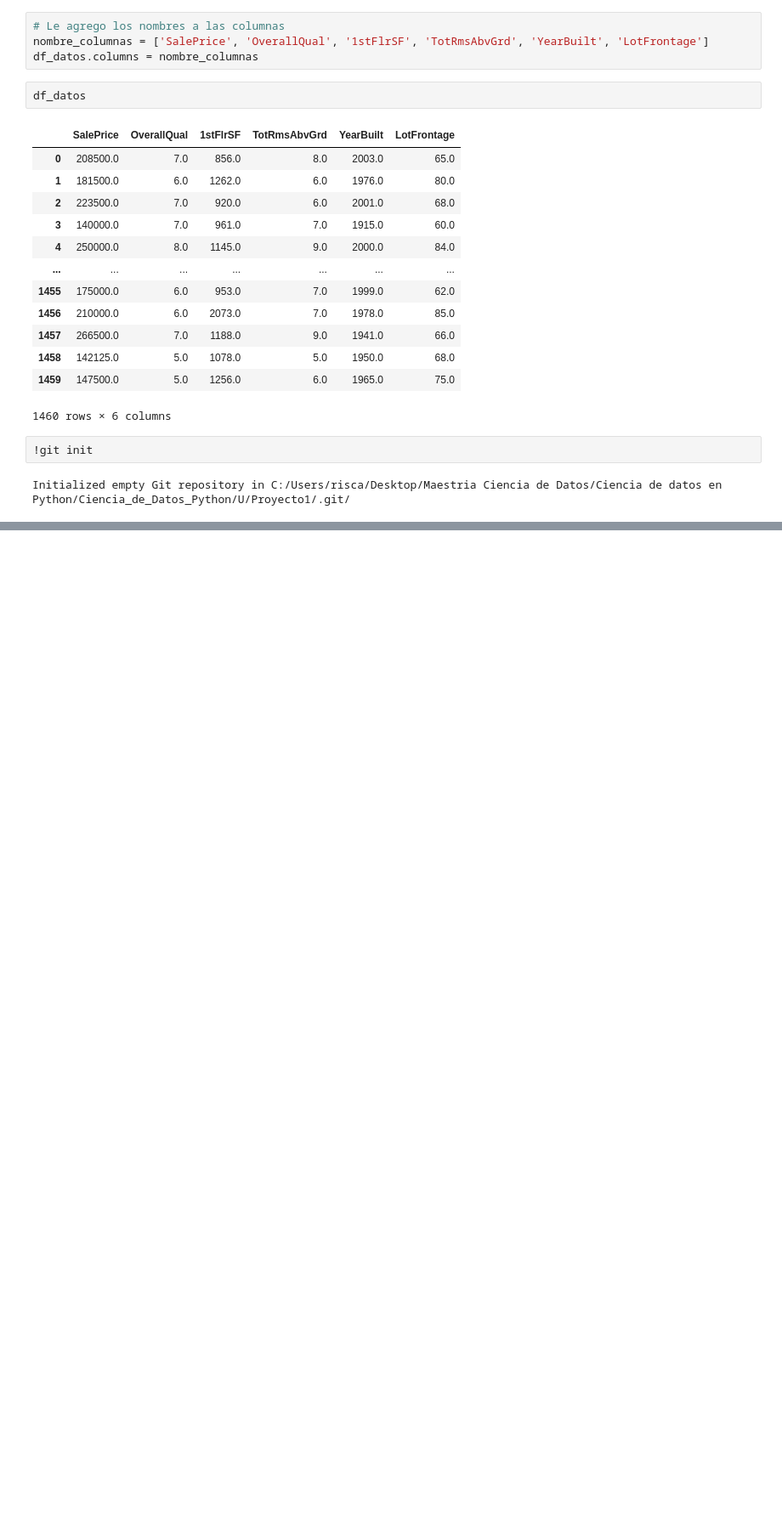
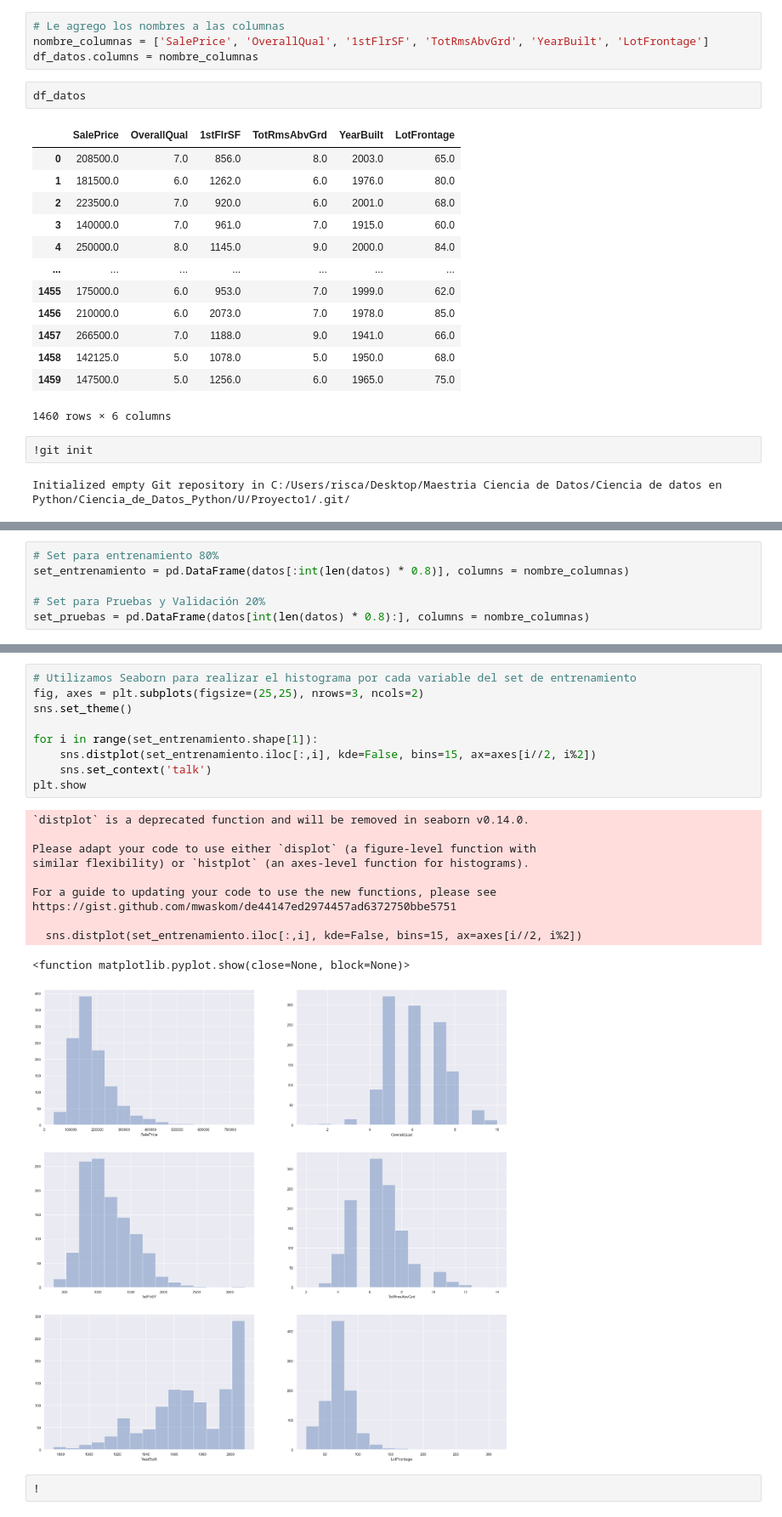
Before and after one commit to CarlosRisch/ProyectoRegresion, a Jupyter notebook: Proyecto1_RegresionLineal.ipynb, the cells around one changed output, grey strips where cells are left out. Shown at 85% size. Saved outputs shown, nothing was run; the diff lists cells and outputs as text; blank space fills up the shorter version.

Commit message:
Se trabajo en los sets de entrenamiento, análisis exploratorio y en la creación de histogramas para cada variable

```diff
--- a/Proyecto1_RegresionLineal.ipynb
+++ b/Proyecto1_RegresionLineal.ipynb
@@ -65,0 +121,6 @@ Initialized empty Git repository in C:/Users/risca/Desktop/Maestria Ciencia de D
+# %%
+# Set para entrenamiento 80%
+set_entrenamiento = pd.DataFrame(datos[:int(len(datos) * 0.8)], columns = nombre_columnas)
+
+# Set para Pruebas y Validación 20%
+set_pruebas = pd.DataFrame(datos[int(len(datos) * 0.8):], columns = nombre_columnas)
@@ -65,0 +194,23 @@ Initialized empty Git repository in C:/Users/risca/Desktop/Maestria Ciencia de D
+# %%
+# Utilizamos Seaborn para realizar el histograma por cada variable del set de entrenamiento
+fig, axes = plt.subplots(figsize=(25,25), nrows=3, ncols=2)
+sns.set_theme()
+
+for i in range(set_entrenamiento.shape[1]):
+    sns.distplot(set_entrenamiento.iloc[:,i], kde=False, bins=15, ax=axes[i//2, i%2])
+    sns.set_context('talk')
+plt.show
+# %% [output]
+`distplot` is a deprecated function and will be removed in seaborn v0.14.0.
+
+Please adapt your code to use either `displot` (a figure-level function with
+similar flexibility) or `histplot` (an axes-level function for histograms).
+
+For a guide to updating your code to use the new functions, please see
+https://gist.github.com/mwaskom/de44147ed2974457ad6372750bbe5751
+
+  sns.distplot(set_entrenamiento.iloc[:,i], kde=False, bins=15, ax=axes[i//2, i%2])
+<function matplotlib.pyplot.show(close=None, block=None)>
+[figure, added]
+# %%
+!
```
Also changed, not shown: parts of 13 cells of this notebook.
